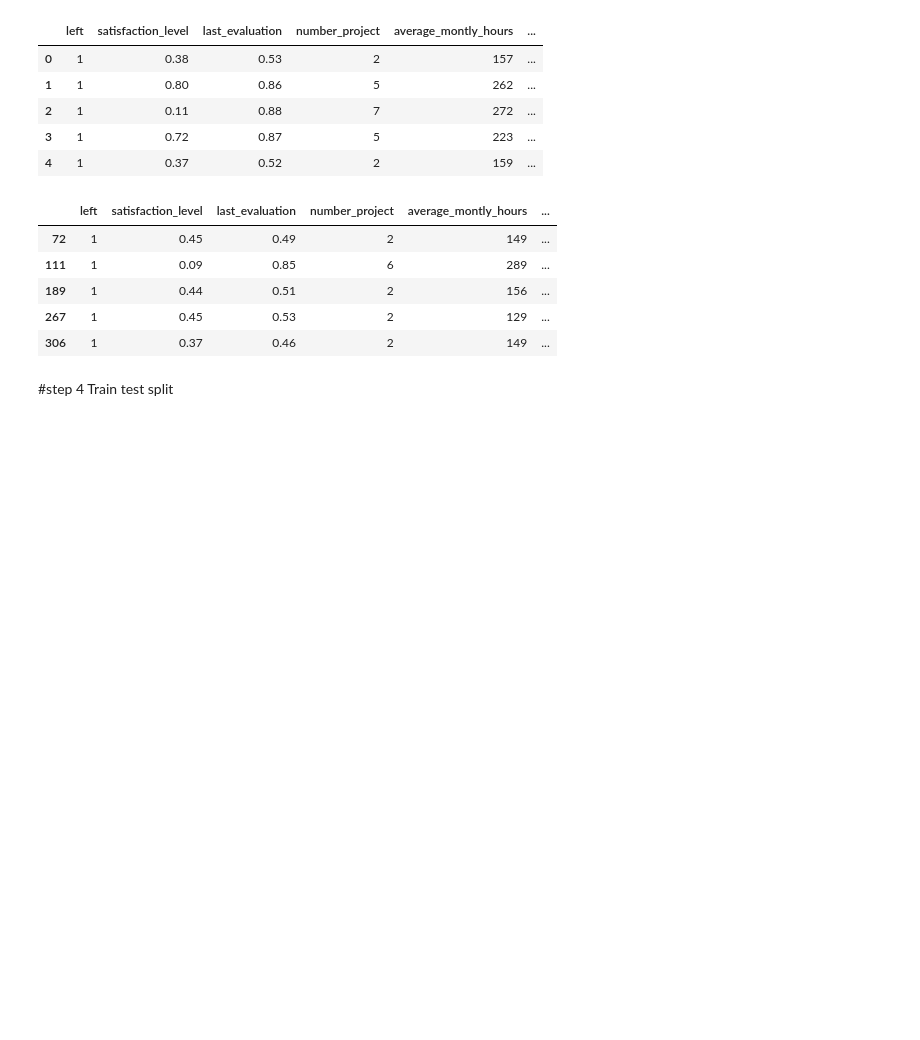
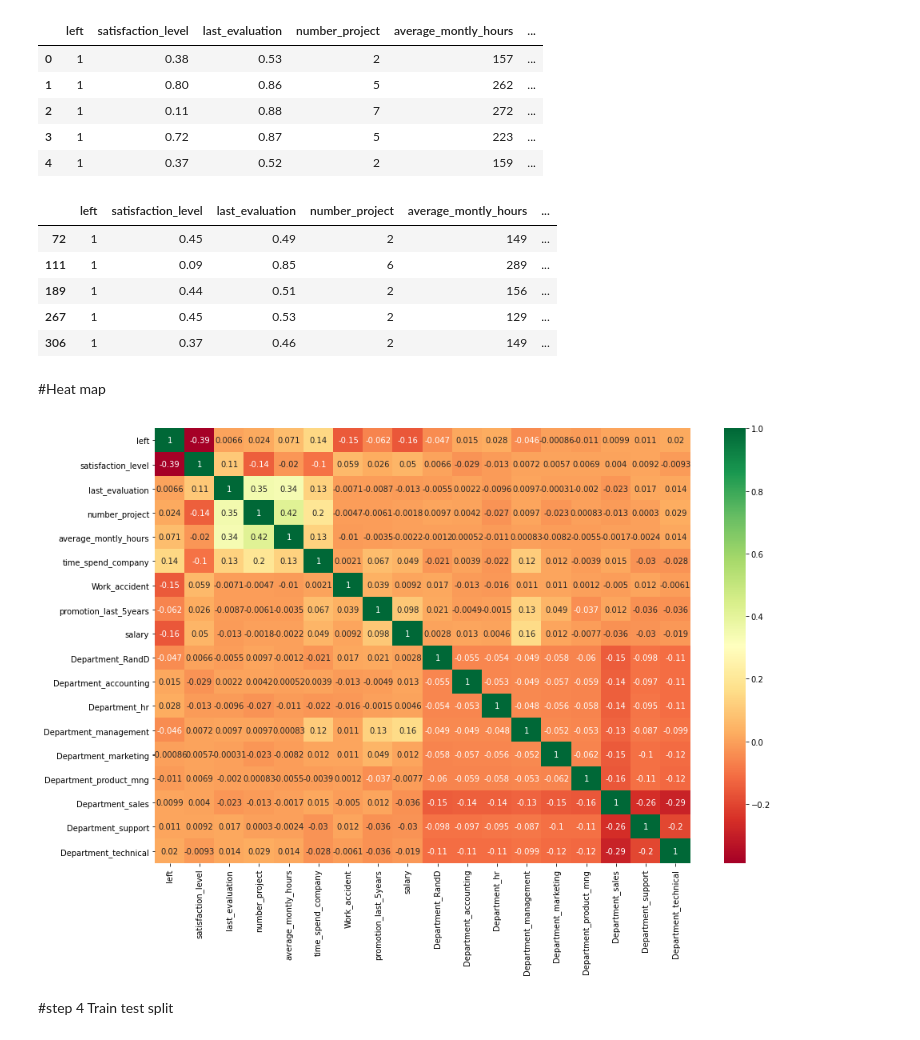
Before and after one commit to sbhardwaj97/employee-turnover-, a Jupyter notebook: project_work_module_3.ipynb, the cells around one changed output. Saved outputs shown, nothing was run; the diff lists cells and outputs as text; code cells hidden in the pictures; blank space fills up the shorter version.

```diff
--- a/project_work_module_3.ipynb
+++ b/project_work_module_3.ipynb
@@ -199,6 +199,15 @@ emp[emp['salary']==3].head(5)
 | 189 | 1 | 0.44 | 0.51 | 2 | 156 | ... |
 | 267 | 1 | 0.45 | 0.53 | 2 | 129 | ... |
 | 306 | 1 | 0.37 | 0.46 | 2 | 149 | ... |
+# %% [markdown]
+#Heat map
+# %%
+corrmat=emp.corr()
+top=corrmat.index
+plt.figure(figsize=(15,10))
+g=sns.heatmap(emp[top].corr(),annot=True,cmap='RdYlGn')
+# %% [output]
+[figure, added]
 # %% [markdown]
 #step 4
 Train test split
```
Also changed, not shown: parts of 21 cells of this notebook.
